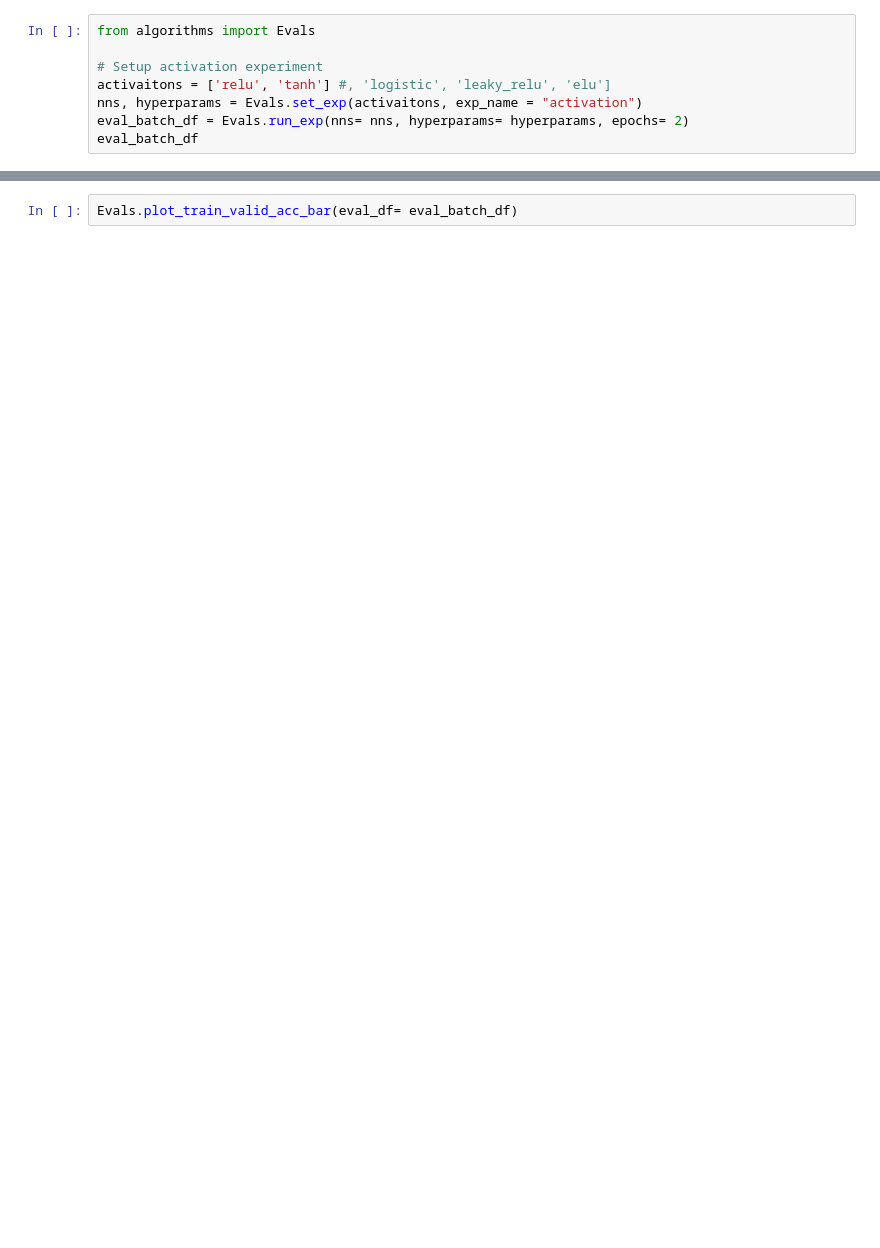
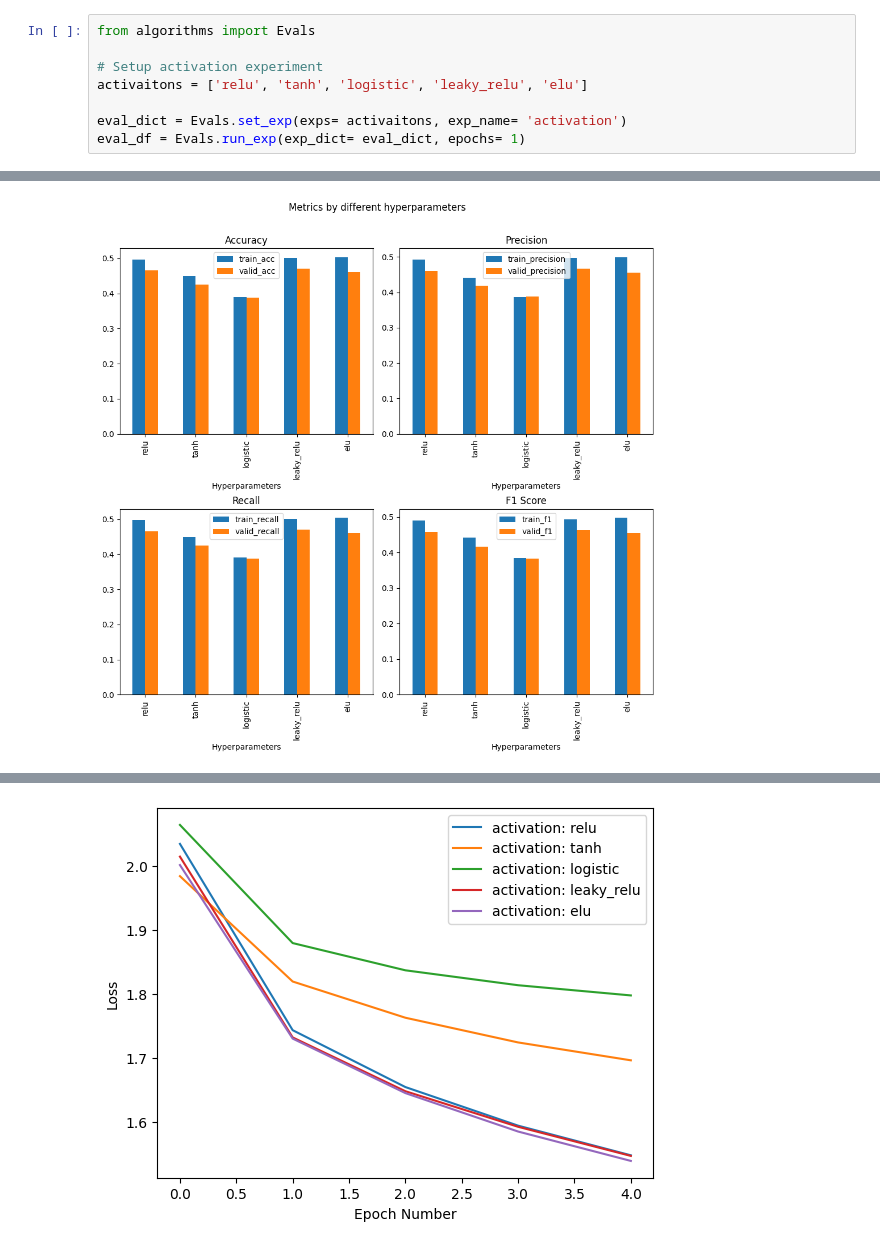
Before and after one commit to Yvnminc/Deep-Neural-Network-Components-Analysis, a Jupyter notebook: Experiment-Activations.ipynb, the cells around one changed output, grey strips where cells are left out. Cells and saved outputs as stored; diff of their text form; blank space fills up the shorter version.

Commit message:
done evals

```diff
--- a/Experiment-Activations.ipynb
+++ b/Experiment-Activations.ipynb
@@ -2,8 +2,8 @@
 from algorithms import Evals
 
 # Setup activation experiment
-activaitons = ['relu', 'tanh'] #, 'logistic', 'leaky_relu', 'elu']
-nns, hyperparams = Evals.set_exp(activaitons, exp_name = "activation")
-eval_batch_df = Evals.run_exp(nns= nns, hyperparams= hyperparams, epochs= 2)
-eval_batch_df
+activaitons = ['relu', 'tanh', 'logistic', 'leaky_relu', 'elu']
+
+eval_dict = Evals.set_exp(exps= activaitons, exp_name= 'activation')
+eval_df = Evals.run_exp(exp_dict= eval_dict, epochs= 1)
 # %% [output]
@@ -16,0 +27 @@ Epoch: 2  Training Loss: 1.8243755953651983  Time (sec): 8.209578275680542
+[figure, added]
@@ -17,2 +29 @@ Epoch: 2  Training Loss: 1.8243755953651983  Time (sec): 8.209578275680542
+[figure, added]
-# %%
-Evals.plot_train_valid_acc_bar(eval_df= eval_batch_df)
```
Also changed, not shown: parts of 1 cell of this notebook, 11 other files.
